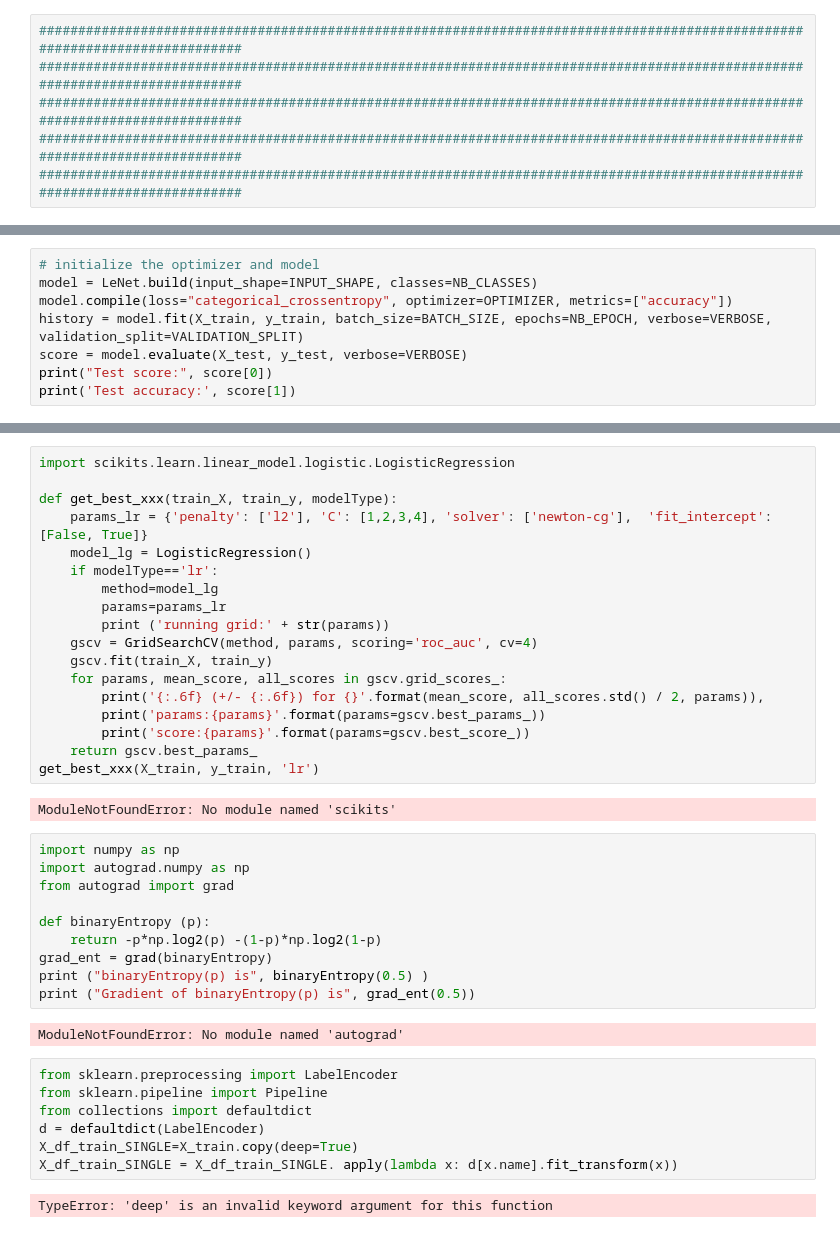
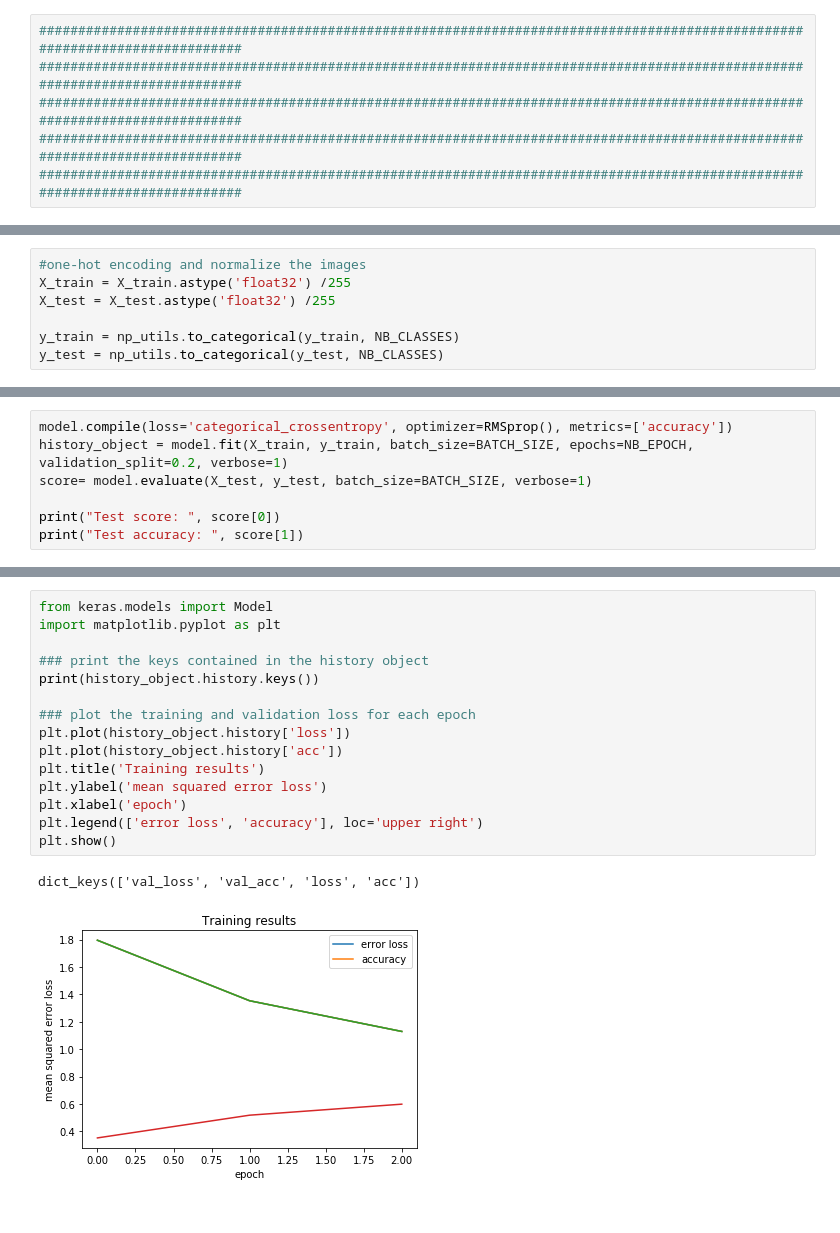
Before and after one commit to shmulik-willinger/machine_learning, a Jupyter notebook: Python-deep-learning.ipynb, the cells around one changed output, grey strips where cells are left out. Cells and saved outputs as stored; diff of their text form.

Commit message:
adding cifar-10 and imagenet examples

```diff
--- a/Python-deep-learning.ipynb
+++ b/Python-deep-learning.ipynb
@@ -535 +448,8 @@ import matplotlib.pyplot as plt
+# %%
+#one-hot encoding and normalize the images
+X_train = X_train.astype('float32') /255
+X_test = X_test.astype('float32') /255
+
+y_train = np_utils.to_categorical(y_train, NB_CLASSES)
+y_test = np_utils.to_categorical(y_test, NB_CLASSES)
 # %%
@@ -588,9 +490,8 @@ print(y_test.shape, 'test lables')
 # %%
-# initialize the optimizer and model
-model = LeNet.build(input_shape=INPUT_SHAPE, classes=NB_CLASSES)
-model.compile(loss="categorical_crossentropy", optimizer=OPTIMIZER, metrics=["accuracy"])
-history = model.fit(X_train, y_train, batch_size=BATCH_SIZE, epochs=NB_EPOCH, verbose=VERBOSE, validation_split=VALIDATION_SPLIT)
-score = model.evaluate(X_test, y_test, verbose=VERBOSE)
-print("Test score:", score[0])
-print('Test accuracy:', score[1])
+model.compile(loss='categorical_crossentropy', optimizer=RMSprop(), metrics=['accuracy'])
+history_object = model.fit(X_train, y_train, batch_size=BATCH_SIZE, epochs=NB_EPOCH, validation_split=0.2, verbose=1)
+score= model.evaluate(X_test, y_test, batch_size=BATCH_SIZE, verbose=1)
+
+print("Test score: ", score[0])
+print("Test accuracy: ", score[1])
 # %% [output]
@@ -598,41 +508,18 @@ ValueError: The shape of the input to "Flatten" is not fully defined (got (0, 7,
-# %%
-import scikits.learn.linear_model.logistic.LogisticRegression
-
-def get_best_xxx(train_X, train_y, modelType):
-    params_lr = {'penalty': ['l2'], 'C': [1,2,3,4], 'solver': ['newton-cg'],  'fit_intercept': [False, True]}
-    model_lg = LogisticRegression()
-    if modelType=='lr':
-        method=model_lg
-        params=params_lr
-        print ('running grid:' + str(params))
-    gscv = GridSearchCV(method, params, scoring='roc_auc', cv=4)
-    gscv.fit(train_X, train_y)
-    for params, mean_score, all_scores in gscv.grid_scores_:
-        print('{:.6f} (+/- {:.6f}) for {}'.format(mean_score, all_scores.std() / 2, params)),
-        print('params:{params}'.format(params=gscv.best_params_))
-        print('score:{params}'.format(params=gscv.best_score_))
-    return gscv.best_params_
-get_best_xxx(X_train, y_train, 'lr')
-# %% [output]
-ModuleNotFoundError: No module named 'scikits'
-# %%
-import numpy as np
-import autograd.numpy as np
-from autograd import grad
-
-def binaryEntropy (p):
-    return -p*np.log2(p) -(1-p)*np.log2(1-p)
-grad_ent = grad(binaryEntropy)
-print ("binaryEntropy(p) is", binaryEntropy(0.5) )
-print ("Gradient of binaryEntropy(p) is", grad_ent(0.5))
-# %% [output]
-ModuleNotFoundError: No module named 'autograd'
-# %%
-from sklearn.preprocessing import LabelEncoder
-from sklearn.pipeline import Pipeline
-from collections import defaultdict
-d = defaultdict(LabelEncoder)
-X_df_train_SINGLE=X_train.copy(deep=True)
-X_df_train_SINGLE = X_df_train_SINGLE. apply(lambda x: d[x.name].fit_transform(x))
-# %% [output]
-TypeError: 'deep' is an invalid keyword argument for this function
+# %%
+from keras.models import Model
+import matplotlib.pyplot as plt
+
+### print the keys contained in the history object
+print(history_object.history.keys())
+
+### plot the training and validation loss for each epoch
+plt.plot(history_object.history['loss'])
+plt.plot(history_object.history['acc'])
+plt.title('Training results')
+plt.ylabel('mean squared error loss')
+plt.xlabel('epoch')
+plt.legend(['error loss', 'accuracy'], loc='upper right')
+plt.show()
+# %% [output]
+dict_keys(['val_loss', 'val_acc', 'loss', 'acc'])
+[figure, added]
```
Also changed, not shown: parts of 26 cells of this notebook, 1 other file.
